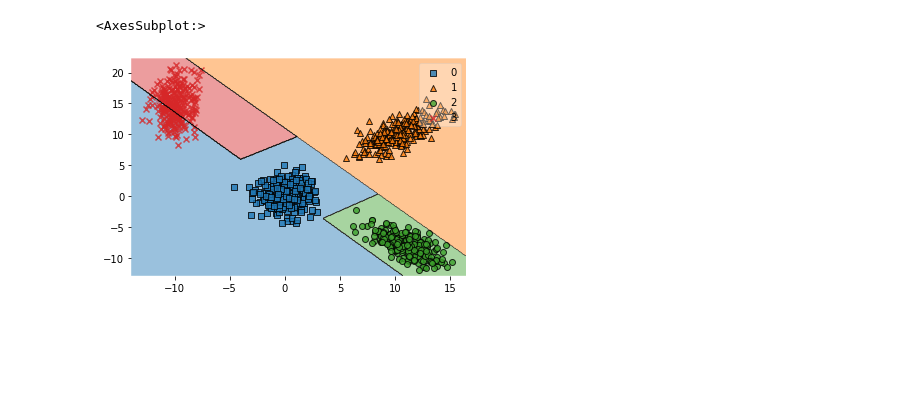
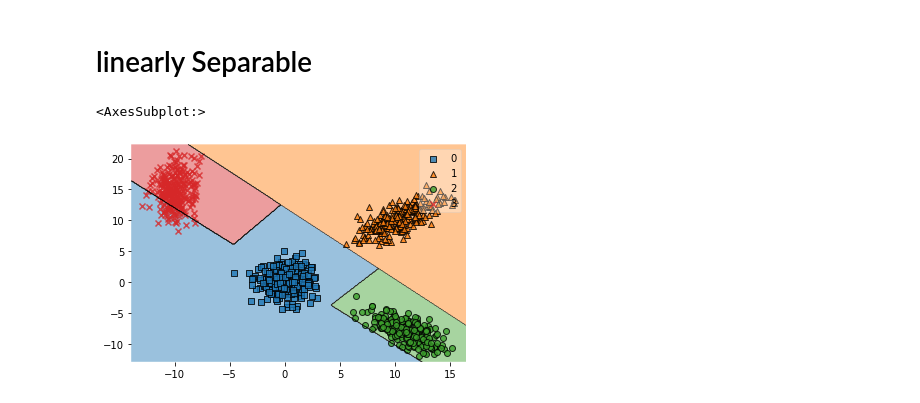
Before and after one commit to Jovian-Dsouza/iml_assignment, a Jupyter notebook: Perceptron_classification.ipynb, the cells around one changed output. Saved outputs shown, nothing was run; the diff lists cells and outputs as text; code cells hidden in the pictures; blank space fills up the shorter version.

```diff
--- a/Perceptron_classification.ipynb
+++ b/Perceptron_classification.ipynb
@@ -16,3 +59,5 @@ def shuffle(X, Y):
+# %% [markdown]
+# linearly Separable
 # %%
 root_dir=os.path.join('dataset', 'linearlySeparable')
 X_train, Y_train = parse_data(root_dir, 'train')
@@ -65,5 +65,8 @@ p.fit(X_train, Y_train-1, epochs=1000)
-# %%
-plot_decision_regions(X_train, Y_train-1, clf=p)
-# %% [output]
-<AxesSubplot:>
-[figure, removed]
+# %%
+p = MultiPerceptron()
+Y_train = Y_train - 1 #Make class labels starting form 0
+p.fit(X_train, Y_train, epochs=1000, lr=0.001)
+plot_decision_regions(X_train, Y_train, clf=p)
+# %% [output]
+<AxesSubplot:>
+[figure, added]
```
Also changed, not shown: parts of 13 cells of this notebook, 1 other file.
